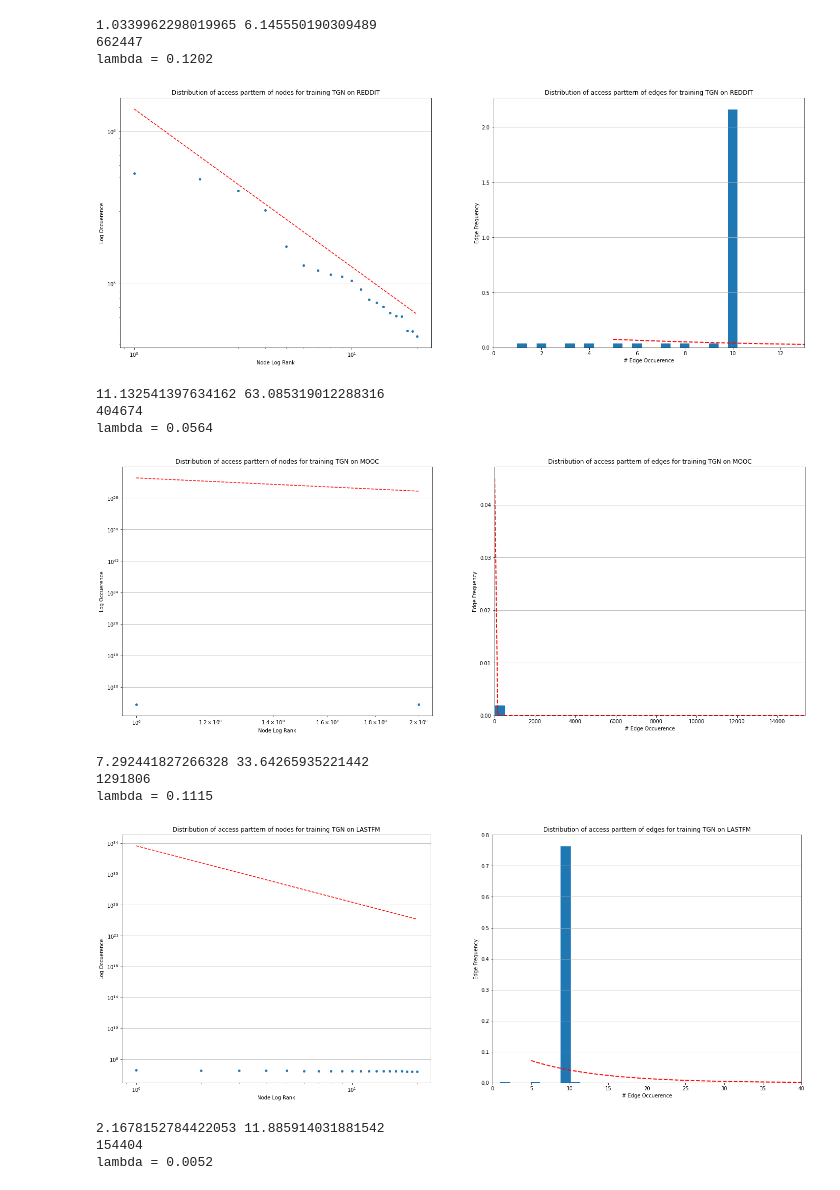
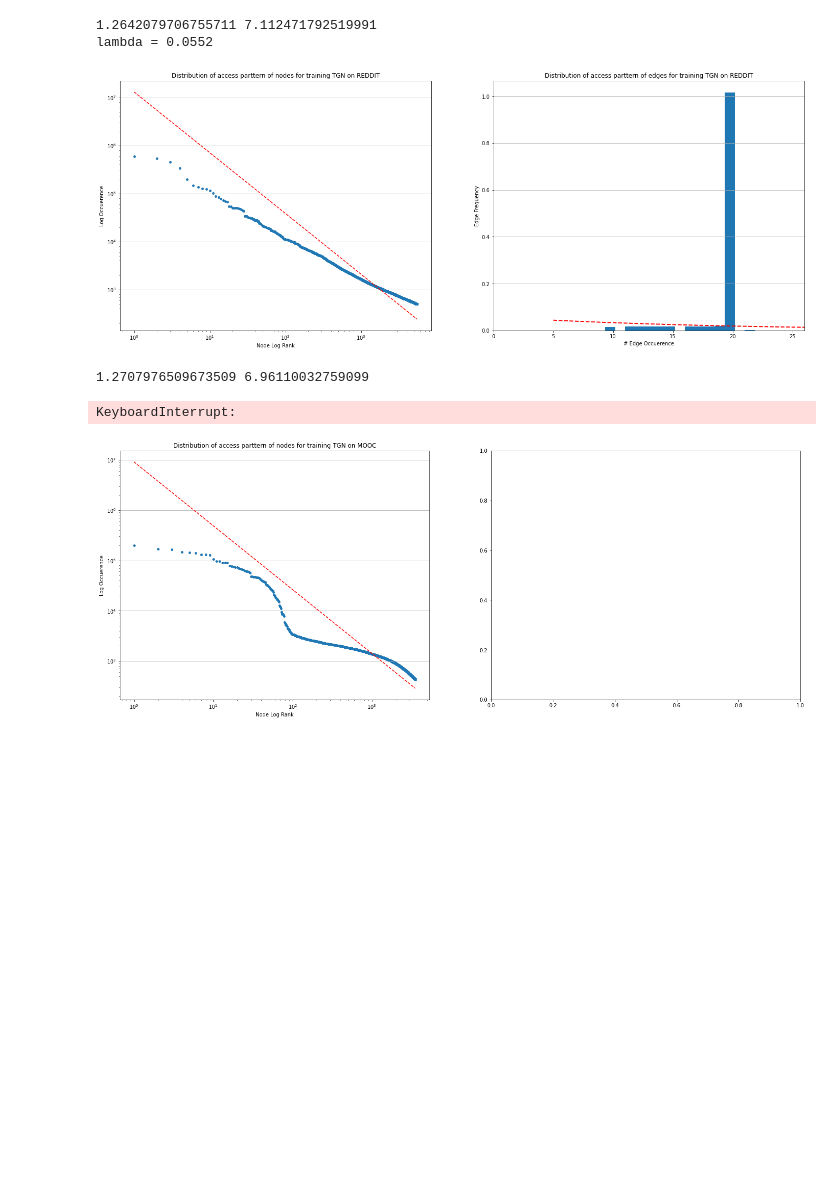
Before and after one commit to jasperzhong/GNNFlow, a Jupyter notebook: benchmarks/show_plots.ipynb, the cells around one changed output. Saved outputs shown, nothing was run; the diff lists cells and outputs as text; code cells hidden in the pictures; blank space fills up the shorter version.

```diff
--- a/benchmarks/show_plots.ipynb
+++ b/benchmarks/show_plots.ipynb
@@ -5,11 +5,10 @@ from scipy.stats import expon
 import itertools
 import pickle
 
-model = 'TGAT'
-dataset = 'REDDIT'
 
-models = ['TGN', 'TGAT', 'DySAT', 'GRAPHSAGE', 'GAT']
+models = ['TGN', 'TGAT', 'GRAPHSAGE']
 datasets = ['WIKI', 'REDDIT', 'MOOC', 'LASTFM']
+
 
 param_space = itertools.product(
     models, datasets)
@@ -22,8 +21,6 @@ for param in param_space:
 
     def log_rank_freq(d, ax, type):
         values = sorted(d.values(), reverse=True)
-        cutoff = np.percentile(values, 98)
-        values = [v for v in values if v > cutoff]
         ranks = range(1, len(values)+1)
 
         x = np.log10(values)
@@ -46,7 +43,6 @@ for param in param_space:
 
     def hist(d, ax, type):
         data = list(d.values())
-        print(len(data))
         ax.hist(data, bins=30, density=True)
         ax.set_xlabel('# {} Occuerence'.format(type))
         ax.set_ylabel('{} Frequency'.format(type))
@@ -74,15 +69,6 @@ lambda = 0.0580
-1.0339962298019965 6.145550190309489
-662447
-lambda = 0.1202
+1.2642079706755711 7.112471792519991
+lambda = 0.0552
-[figure, old version]
+[figure, new version]
-11.132541397634162 63.085319012288316
-404674
-lambda = 0.0564
+1.2707976509673509 6.96110032759099
+KeyboardInterrupt:
-[figure, old version]
+[figure, new version]
-7.292441827266328 33.64265935221442
-1291806
-lambda = 0.1115
-[figure, removed]
-2.1678152784422053 11.885914031881542
-154404
-lambda = 0.0052
```
Also changed, not shown: parts of 1 cell of this notebook, 3 other files.
